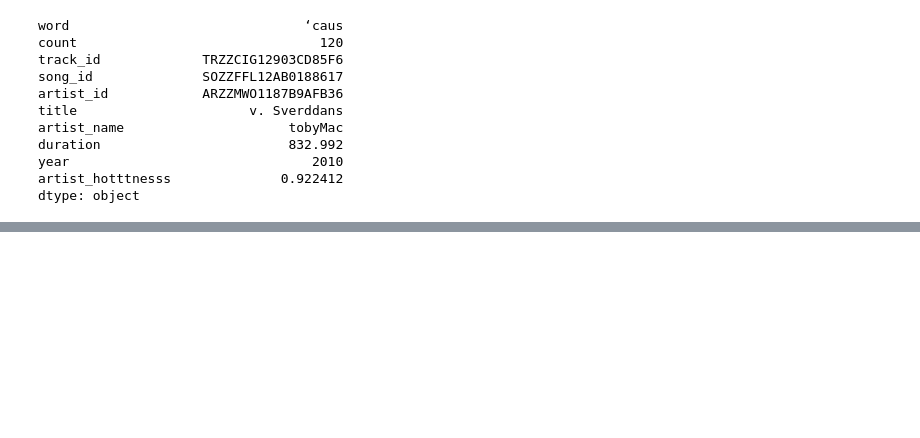
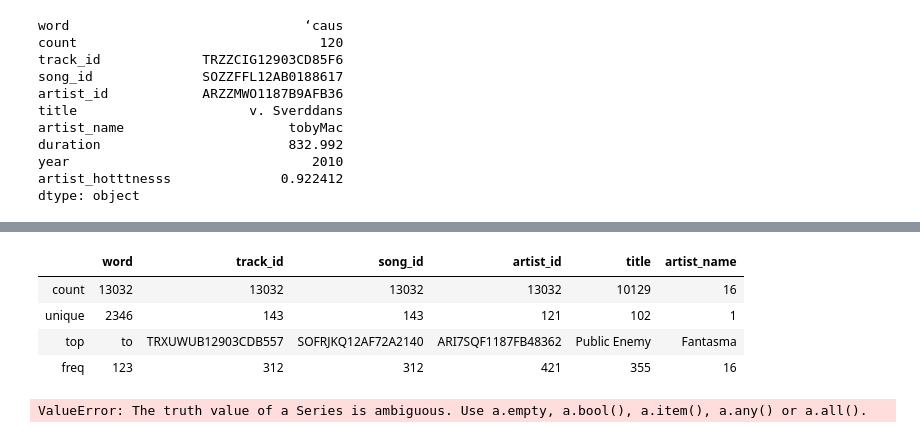
Before and after one commit to wang-xo/DataViz-KUL-2020, a Jupyter notebook: Raphael/Stat.ipynb, the cells around one changed output, grey strips where cells are left out. Drawn from its saved outputs; the diff is of its cells as text; code cells hidden in the pictures; blank space fills up the shorter version.

```diff
--- a/Raphael/Stat.ipynb
+++ b/Raphael/Stat.ipynb
@@ -262,0 +276,12 @@ dtype: object
+# %%
+df[df['year'].isnull()].describe(include='object')
+# %% [output]
+|  | word | track_id | song_id | artist_id | title | artist_name |
+| count | 13032 | 13032 | 13032 | 13032 | 10129 | 16 |
+| unique | 2346 | 143 | 143 | 121 | 102 | 1 |
+| top | to | TRXUWUB12903CDB557 | SOFRJKQ12AF72A2140 | ARI7SQF1187FB48362 | Public Enemy | Fantasma |
+| freq | 123 | 312 | 312 | 421 | 355 | 16 |
+# %%
+df[df['year'] == 0 or df['year'].isnull()]
+# %% [output]
+ValueError: The truth value of a Series is ambiguous. Use a.empty, a.bool(), a.item(), a.any() or a.all().
```
Also changed, not shown: parts of 2 cells of this notebook, 1 other file.
